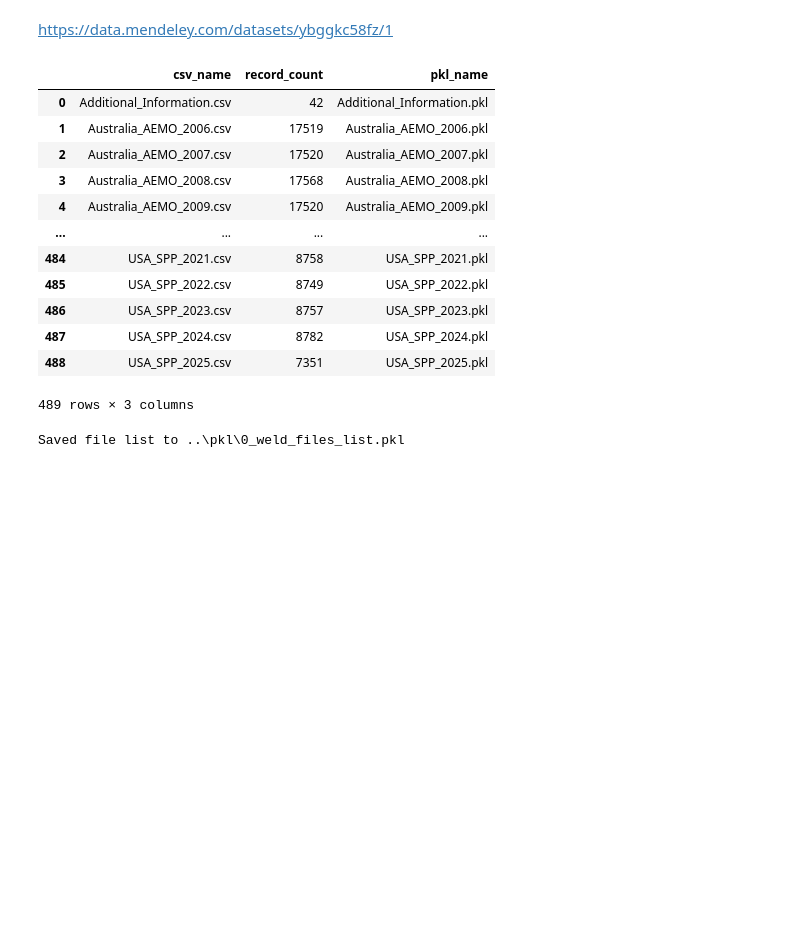
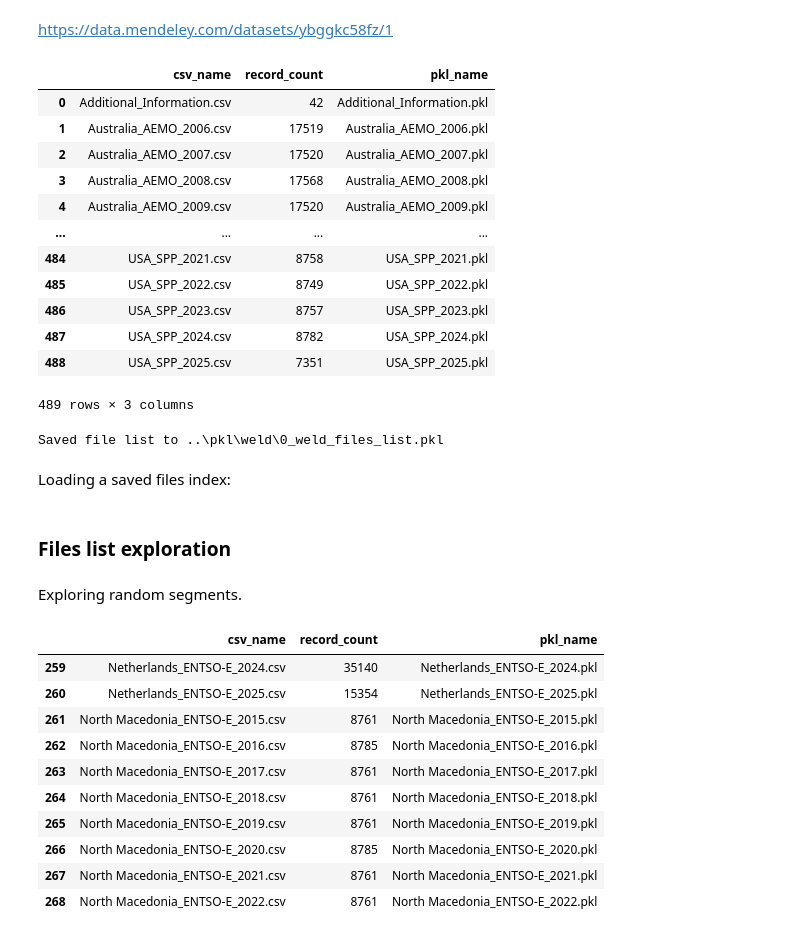
Before and after one commit to reddgr/energy-price-forecasting-for-power-grids, a Jupyter notebook: notebooks/01_file_exploration.ipynb, the cells around one changed output. Cells and saved outputs as stored; diff of their text form; code cells hidden in the pictures; blank space fills up the shorter version.

```diff
--- a/notebooks/01_file_exploration.ipynb
+++ b/notebooks/01_file_exploration.ipynb
@@ -166,7 +167,7 @@ for file_path in csv_files:
         df['Timestamp'] = pd.to_datetime(df['Timestamp'])
 
     # Save as pickle file with same name but .pkl extension
-    pickle_file = os.path.join(ROOT, 'pkl', file_name.replace('.csv', '.pkl'))
+    pickle_file = os.path.join(ROOT, 'pkl', 'weld', file_name.replace('.csv', '.pkl'))
     os.makedirs(os.path.dirname(pickle_file), exist_ok=True)
     df.to_pickle(pickle_file)
 
@@ -178,8 +179,8 @@ csvs_df['pkl_name'] = csvs_df['csv_name'].str.replace('.csv', '.pkl')
 display(csvs_df)
 
 list_file_name = '0_weld_files_list.pkl'
-csvs_df.to_pickle(os.path.join(ROOT, 'pkl', list_file_name))
-print(f"Saved file list to {os.path.join(ROOT, 'pkl', list_file_name)}")
+csvs_df.to_pickle(os.path.join(ROOT, 'pkl', 'weld', list_file_name))
+print(f"Saved file list to {os.path.join(ROOT, 'pkl', 'weld', list_file_name)}")
 # %% [output]
 |  | csv_name | record_count | pkl_name |
 | 0 | Additional_Information.csv | 42 | Additional_Information.pkl |
@@ -194,4 +195,6 @@ print(f"Saved file list to {os.path.join(ROOT, 'pkl', list_file_name)}")
 | 487 | USA_SPP_2024.csv | 8782 | USA_SPP_2024.pkl |
 | 488 | USA_SPP_2025.csv | 7351 | USA_SPP_2025.pkl |
 489 rows × 3 columns
-Saved file list to ..\pkl\0_weld_files_list.pkl
+Saved file list to ..\pkl\weld\0_weld_files_list.pkl
+# %% [markdown]
+Loading a saved files index:
@@ -197,0 +204,21 @@ Saved file list to ..\pkl\0_weld_files_list.pkl
+# %% [markdown]
+### Files list exploration
+# %% [markdown]
+Exploring random segments.
+# %%
+sample_size = 10
+start_idx = random.randint(0, len(csvs_df) - sample_size)
+# start_idx = 259
+display(csvs_df.iloc[start_idx:start_idx + sample_size])
+# %% [output]
+|  | csv_name | record_count | pkl_name |
+| 259 | Netherlands_ENTSO-E_2024.csv | 35140 | Netherlands_ENTSO-E_2024.pkl |
+| 260 | Netherlands_ENTSO-E_2025.csv | 15354 | Netherlands_ENTSO-E_2025.pkl |
+| 261 | North Macedonia_ENTSO-E_2015.csv | 8761 | North Macedonia_ENTSO-E_2015.pkl |
+| 262 | North Macedonia_ENTSO-E_2016.csv | 8785 | North Macedonia_ENTSO-E_2016.pkl |
+| 263 | North Macedonia_ENTSO-E_2017.csv | 8761 | North Macedonia_ENTSO-E_2017.pkl |
+| 264 | North Macedonia_ENTSO-E_2018.csv | 8761 | North Macedonia_ENTSO-E_2018.pkl |
+| 265 | North Macedonia_ENTSO-E_2019.csv | 8761 | North Macedonia_ENTSO-E_2019.pkl |
+| 266 | North Macedonia_ENTSO-E_2020.csv | 8785 | North Macedonia_ENTSO-E_2020.pkl |
+| 267 | North Macedonia_ENTSO-E_2021.csv | 8761 | North Macedonia_ENTSO-E_2021.pkl |
+| 268 | North Macedonia_ENTSO-E_2022.csv | 8761 | North Macedonia_ENTSO-E_2022.pkl |
```
Also changed, not shown: parts of 13 cells of this notebook, 3 other files.
